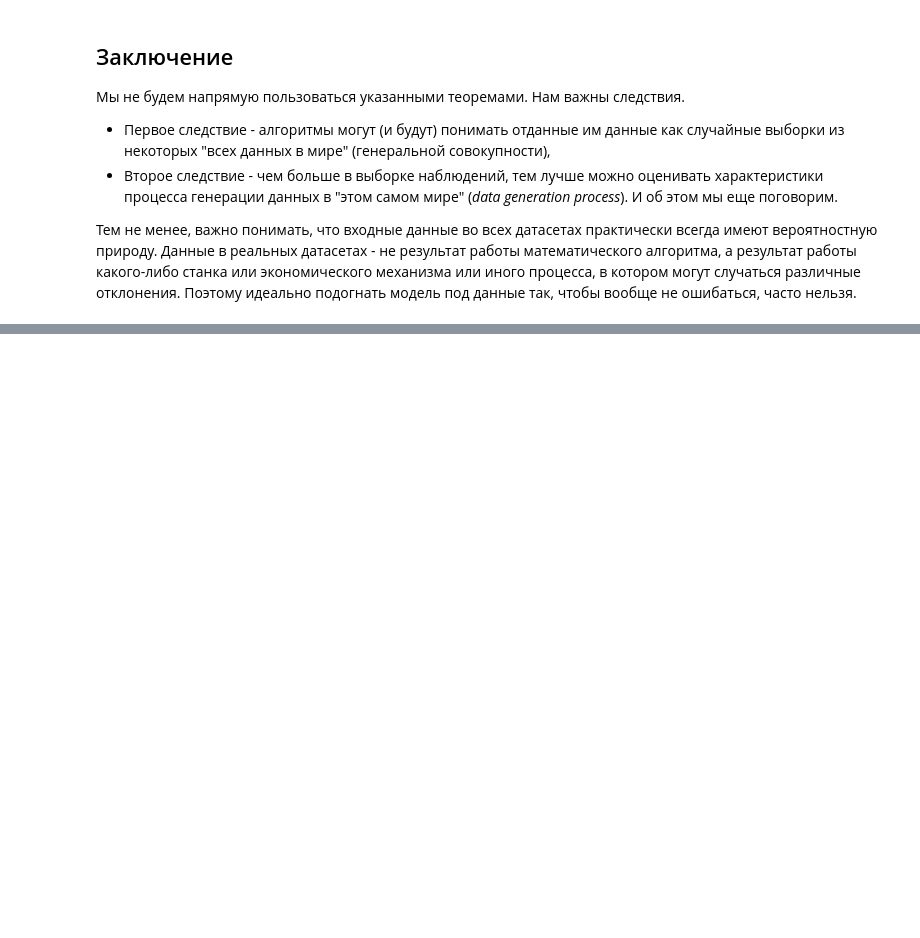
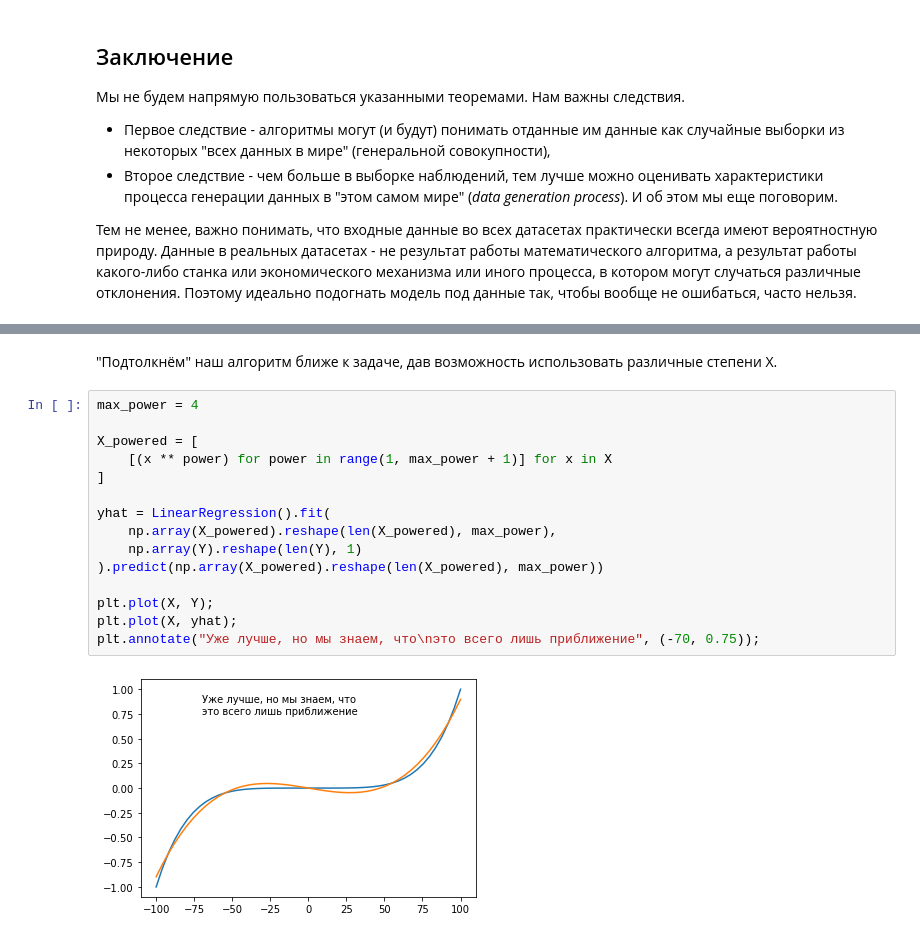
Before and after one commit to timeseries-ru/course, a Jupyter notebook: day_1.ipynb, the cells around one changed output, grey strips where cells are left out. Drawn from its saved outputs; the diff is of its cells as text; blank space fills up the shorter version.

```diff
--- a/day_1.ipynb
+++ b/day_1.ipynb
@@ -352,0 +453,19 @@ pd.DataFrame({'height' : height}).describe().T
+# %% [markdown]
+"Подтолкнём" наш алгоритм ближе к задаче, дав возможность использовать различные степени X.
+# %%
+max_power = 4
+
+X_powered = [
+    [(x ** power) for power in range(1, max_power + 1)] for x in X
+]
+
+yhat = LinearRegression().fit(
+    np.array(X_powered).reshape(len(X_powered), max_power),
+    np.array(Y).reshape(len(Y), 1)
+).predict(np.array(X_powered).reshape(len(X_powered), max_power))
+
+plt.plot(X, Y);
+plt.plot(X, yhat);
+plt.annotate("Уже лучше, но мы знаем, что\nэто всего лишь приближение", (-70, 0.75));
+# %% [output]
+[figure, added]
```
Also changed, not shown: parts of 13 cells of this notebook.
